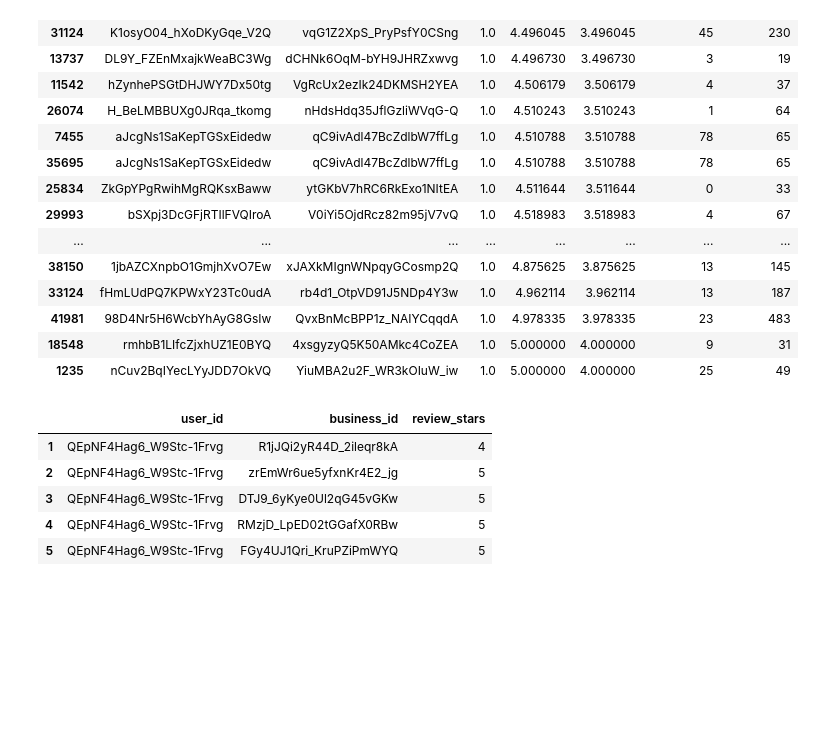
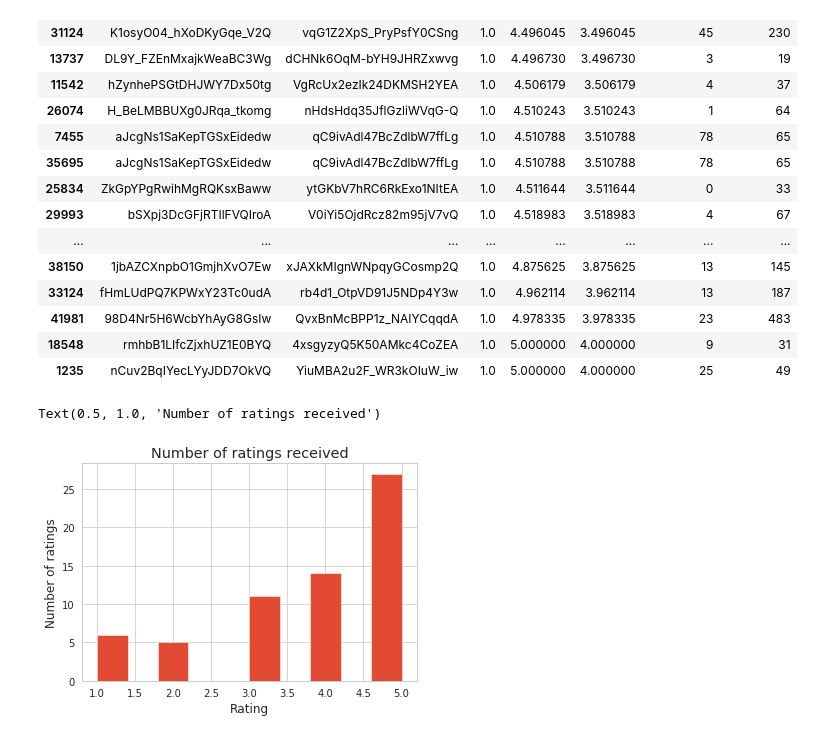
Before and after one commit to unclebrod/YelpRecommender, a Jupyter notebook: workbook.ipynb, the cells around one changed output. Saved outputs shown, nothing was run; the diff lists cells and outputs as text; code cells hidden in the pictures; blank space fills up the shorter version.

Commit message:
additional graphs and tweaks related to predictions

```diff
--- a/workbook.ipynb
+++ b/workbook.ipynb
@@ -1635,16 +1701,10 @@ worst_predictions
 | 18548 | rmhbB1LIfcZjxhUZ1E0BYQ | 4xsgyzyQ5K50AMkc4CoZEA | 1.0 | 5.000000 | 4.000000 | 9 | 31 |
 | 1235 | nCuv2BqIYecLYyJDD7OkVQ | YiuMBA2u2F_WR3kOIuW_iw | 1.0 | 5.000000 | 4.000000 | 25 | 49 |
 # %%
-utility_3[utility_3['ISBN'] == '055358264X']['bookRating'].hist()
-plt.xlabel('rating')
+utility_3[utility_3['business_id'] == 'YiuMBA2u2F_WR3kOIuW_iw']['review_stars'].hist()
+plt.xlabel('Rating')
 plt.ylabel('Number of ratings')
 plt.title('Number of ratings received')
+# %% [output]
+Text(0.5, 1.0, 'Number of ratings received')
+[figure, added]
-# %%
-utility_3.head()
-# %% [output]
-|  | user_id | business_id | review_stars |
-| 1 | QEpNF4Hag6_W9Stc-1Frvg | R1jJQi2yR44D_2ileqr8kA | 4 |
-| 2 | QEpNF4Hag6_W9Stc-1Frvg | zrEmWr6ue5yfxnKr4E2_jg | 5 |
-| 3 | QEpNF4Hag6_W9Stc-1Frvg | DTJ9_6yKye0Ul2qG45vGKw | 5 |
-| 4 | QEpNF4Hag6_W9Stc-1Frvg | RMzjD_LpED02tGGafX0RBw | 5 |
-| 5 | QEpNF4Hag6_W9Stc-1Frvg | FGy4UJ1Qri_KruPZiPmWYQ | 5 |
```
Also changed, not shown: parts of 5 cells of this notebook.
